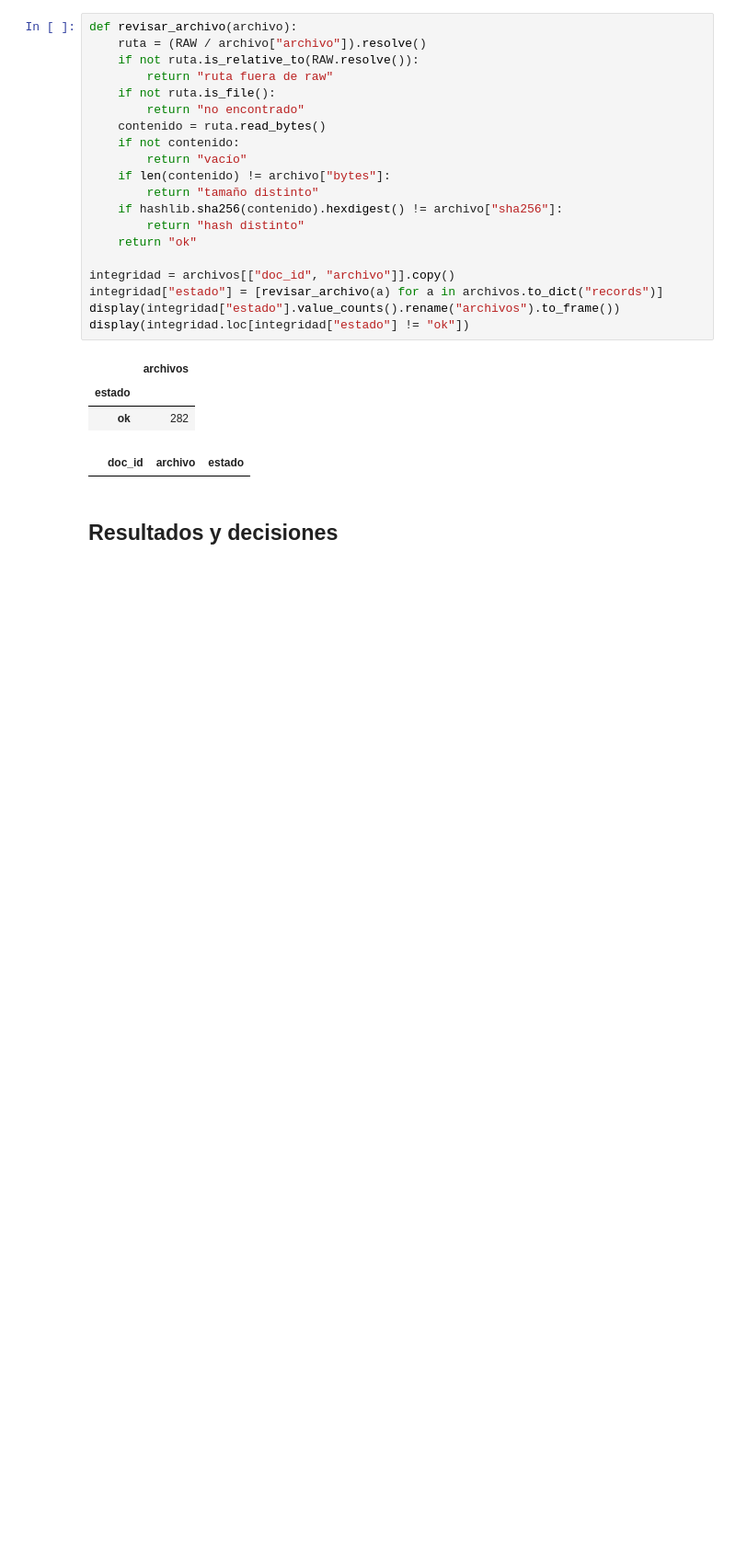
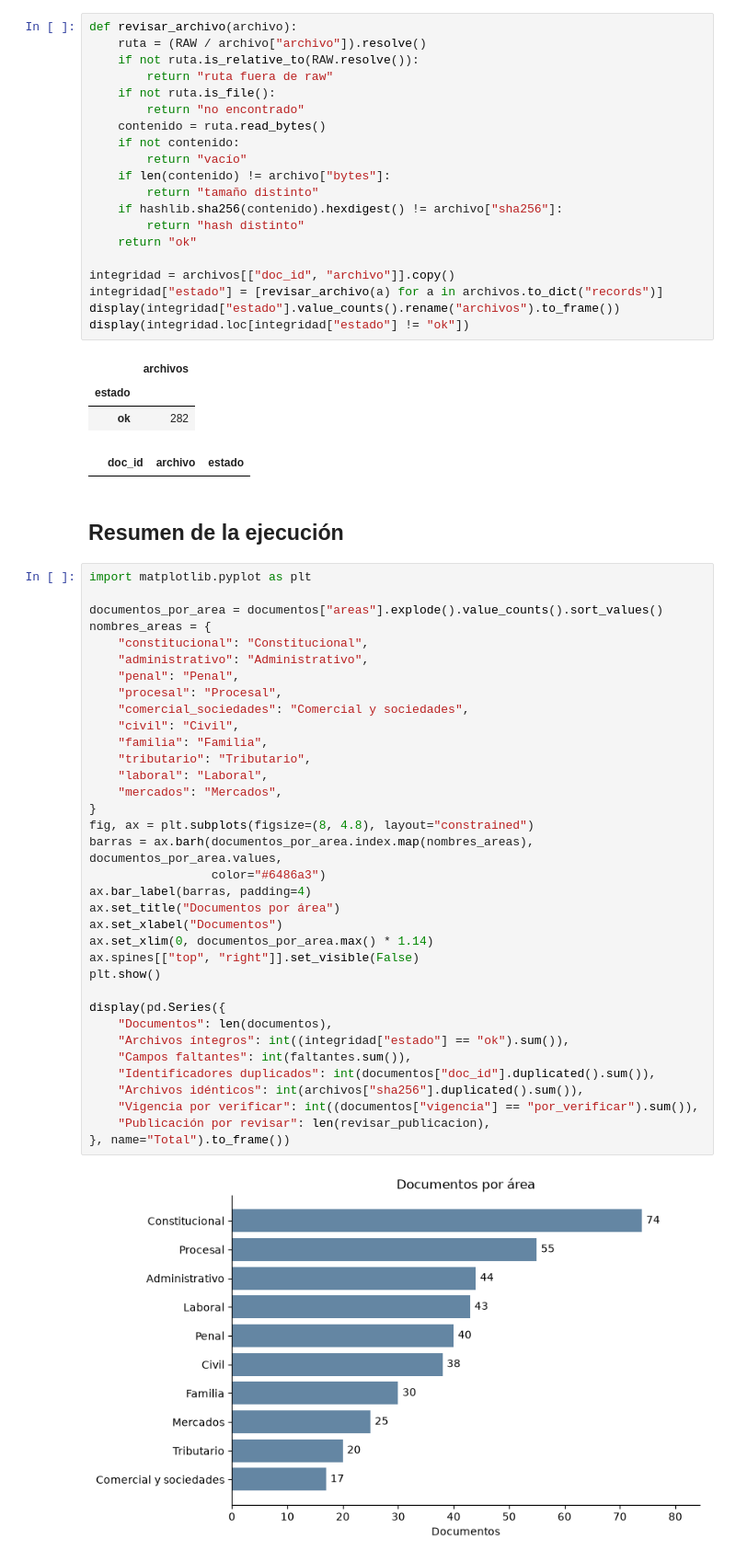
Before and after one commit to SamuelCharry/ai-week-2026, a Jupyter notebook: notebooks/00_eda.ipynb, the cells around one changed output. Shown at 92% size. Drawn from its saved outputs; the diff is of its cells as text; blank space fills up the shorter version.

```diff
--- a/notebooks/00_eda.ipynb
+++ b/notebooks/00_eda.ipynb
@@ -193,5 +210,42 @@ display(integridad.loc[integridad["estado"] != "ok"])
 | estado |  |
 | ok | 282 |
 |  | doc_id | archivo | estado |
-# %% [markdown]
-## Resultados y decisiones
+# %% [markdown]
+## Resumen de la ejecución
+# %%
+import matplotlib.pyplot as plt
+
+documentos_por_area = documentos["areas"].explode().value_counts().sort_values()
+nombres_areas = {
+    "constitucional": "Constitucional",
+    "administrativo": "Administrativo",
+    "penal": "Penal",
+    "procesal": "Procesal",
+    "comercial_sociedades": "Comercial y sociedades",
+    "civil": "Civil",
+    "familia": "Familia",
+    "tributario": "Tributario",
+    "laboral": "Laboral",
+    "mercados": "Mercados",
+}
+fig, ax = plt.subplots(figsize=(8, 4.8), layout="constrained")
+barras = ax.barh(documentos_por_area.index.map(nombres_areas), documentos_por_area.values,
+                 color="#6486a3")
+ax.bar_label(barras, padding=4)
+ax.set_title("Documentos por área")
+ax.set_xlabel("Documentos")
+ax.set_xlim(0, documentos_por_area.max() * 1.14)
+ax.spines[["top", "right"]].set_visible(False)
+plt.show()
+
+display(pd.Series({
+    "Documentos": len(documentos),
+    "Archivos íntegros": int((integridad["estado"] == "ok").sum()),
+    "Campos faltantes": int(faltantes.sum()),
+    "Identificadores duplicados": int(documentos["doc_id"].duplicated().sum()),
+    "Archivos idénticos": int(archivos["sha256"].duplicated().sum()),
+    "Vigencia por verificar": int((documentos["vigencia"] == "por_verificar").sum()),
+    "Publicación por revisar": len(revisar_publicacion),
+}, name="Total").to_frame())
+# %% [output]
+[figure, added]
```
Also changed, not shown: parts of 13 cells of this notebook, 3 other files.
